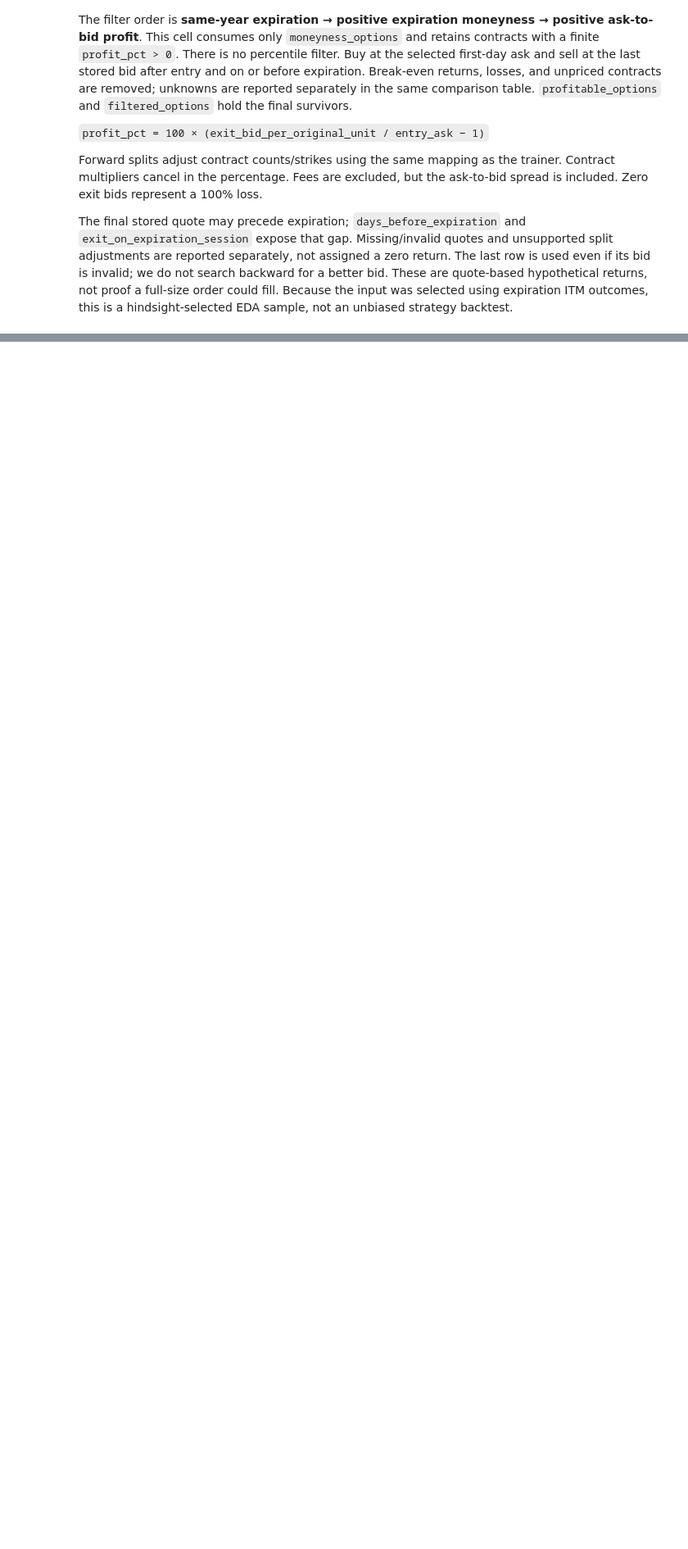
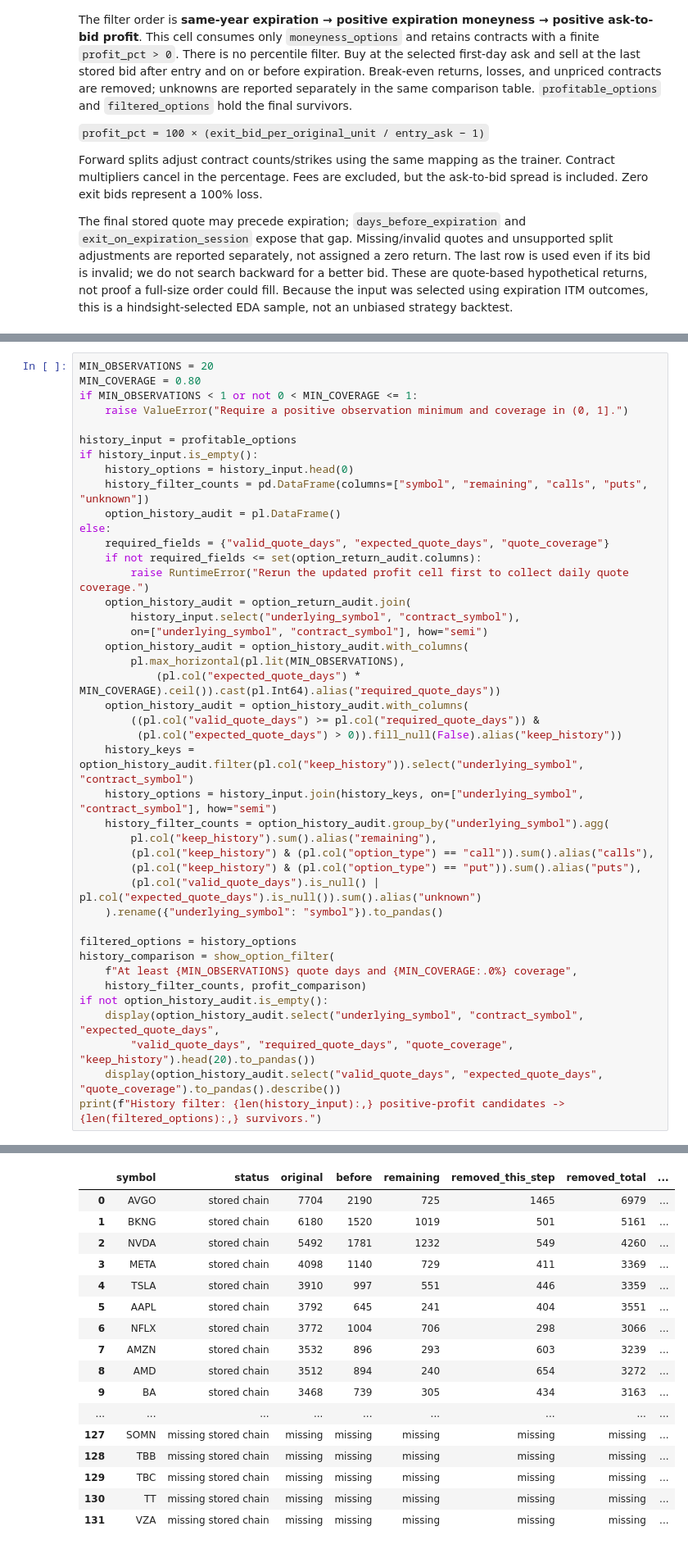
Before and after one commit to quantarb/quant-orchestrator, a Jupyter notebook: notebooks/multirate_warehouse_training.ipynb, the cells around one changed output, grey strips where cells are left out. Shown at 82% size. Cells and saved outputs as stored; diff of their text form; blank space fills up the shorter version.

```diff
--- a/notebooks/multirate_warehouse_training.ipynb
+++ b/notebooks/multirate_warehouse_training.ipynb
@@ -799,0 +844,43 @@ Stacked survivors: 166,949 original -> 136,703 same-year -> 68,020 positive mone
+# %%
+MIN_OBSERVATIONS = 20
+MIN_COVERAGE = 0.80
+if MIN_OBSERVATIONS < 1 or not 0 < MIN_COVERAGE <= 1:
+    raise ValueError("Require a positive observation minimum and coverage in (0, 1].")
+
+history_input = profitable_options
+if history_input.is_empty():
+    history_options = history_input.head(0)
+    history_filter_counts = pd.DataFrame(columns=["symbol", "remaining", "calls", "puts", "unknown"])
+    option_history_audit = pl.DataFrame()
+else:
+    required_fields = {"valid_quote_days", "expected_quote_days", "quote_coverage"}
+    if not required_fields <= set(option_return_audit.columns):
+        raise RuntimeError("Rerun the updated profit cell first to collect daily quote coverage.")
+    option_history_audit = option_return_audit.join(
+        history_input.select("underlying_symbol", "contract_symbol"),
+        on=["underlying_symbol", "contract_symbol"], how="semi")
+    option_history_audit = option_history_audit.with_columns(
+        pl.max_horizontal(pl.lit(MIN_OBSERVATIONS),
+            (pl.col("expected_quote_days") * MIN_COVERAGE).ceil()).cast(pl.Int64).alias("required_quote_days"))
+    option_history_audit = option_history_audit.with_columns(
+        ((pl.col("valid_quote_days") >= pl.col("required_quote_days")) &
+         (pl.col("expected_quote_days") > 0)).fill_null(False).alias("keep_history"))
+    history_keys = option_history_audit.filter(pl.col("keep_history")).select("underlying_symbol", "contract_symbol")
+    history_options = history_input.join(history_keys, on=["underlying_symbol", "contract_symbol"], how="semi")
+    history_filter_counts = option_history_audit.group_by("underlying_symbol").agg(
+        pl.col("keep_history").sum().alias("remaining"),
+        (pl.col("keep_history") & (pl.col("option_type") == "call")).sum().alias("calls"),
+        (pl.col("keep_history") & (pl.col("option_type") == "put")).sum().alias("puts"),
+        (pl.col("valid_quote_days").is_null() | pl.col("expected_quote_days").is_null()).sum().alias("unknown")
+    ).rename({"underlying_symbol": "symbol"}).to_pandas()
+
+filtered_options = history_options
+history_comparison = show_option_filter(
+    f"At least {MIN_OBSERVATIONS} quote days and {MIN_COVERAGE:.0%} coverage",
+    history_filter_counts, profit_comparison)
+if not option_history_audit.is_empty():
+    display(option_history_audit.select("underlying_symbol", "contract_symbol", "expected_quote_days",
+        "valid_quote_days", "required_quote_days", "quote_coverage", "keep_history").head(20).to_pandas())
+    display(option_history_audit.select("valid_quote_days", "expected_quote_days", "quote_coverage").to_pandas().describe())
+print(f"History filter: {len(history_input):,} positive-profit candidates -> {len(filtered_options):,} survivors.")
+# %% [output]
@@ -799,0 +890,17 @@ Stacked survivors: 166,949 original -> 136,703 same-year -> 68,020 positive mone
+|  | symbol | status | original | before | remaining | removed_this_step | removed_total | ... |
+| 0 | AVGO | stored chain | 7704 | 2190 | 725 | 1465 | 6979 | ... |
+| 1 | BKNG | stored chain | 6180 | 1520 | 1019 | 501 | 5161 | ... |
+| 2 | NVDA | stored chain | 5492 | 1781 | 1232 | 549 | 4260 | ... |
+| 3 | META | stored chain | 4098 | 1140 | 729 | 411 | 3369 | ... |
+| 4 | TSLA | stored chain | 3910 | 997 | 551 | 446 | 3359 | ... |
+| 5 | AAPL | stored chain | 3792 | 645 | 241 | 404 | 3551 | ... |
+| 6 | NFLX | stored chain | 3772 | 1004 | 706 | 298 | 3066 | ... |
+| 7 | AMZN | stored chain | 3532 | 896 | 293 | 603 | 3239 | ... |
+| 8 | AMD | stored chain | 3512 | 894 | 240 | 654 | 3272 | ... |
+| 9 | BA | stored chain | 3468 | 739 | 305 | 434 | 3163 | ... |
+| ... | ... | ... | ... | ... | ... | ... | ... | ... |
+| 127 | SOMN | missing stored chain | missing | missing | missing | missing | missing | ... |
+| 128 | TBB | missing stored chain | missing | missing | missing | missing | missing | ... |
+| 129 | TBC | missing stored chain | missing | missing | missing | missing | missing | ... |
+| 130 | TT | missing stored chain | missing | missing | missing | missing | missing | ... |
+| 131 | VZA | missing stored chain | missing | missing | missing | missing | missing | ... |
```
Also changed, not shown: parts of 4 cells of this notebook, 1 other file.
